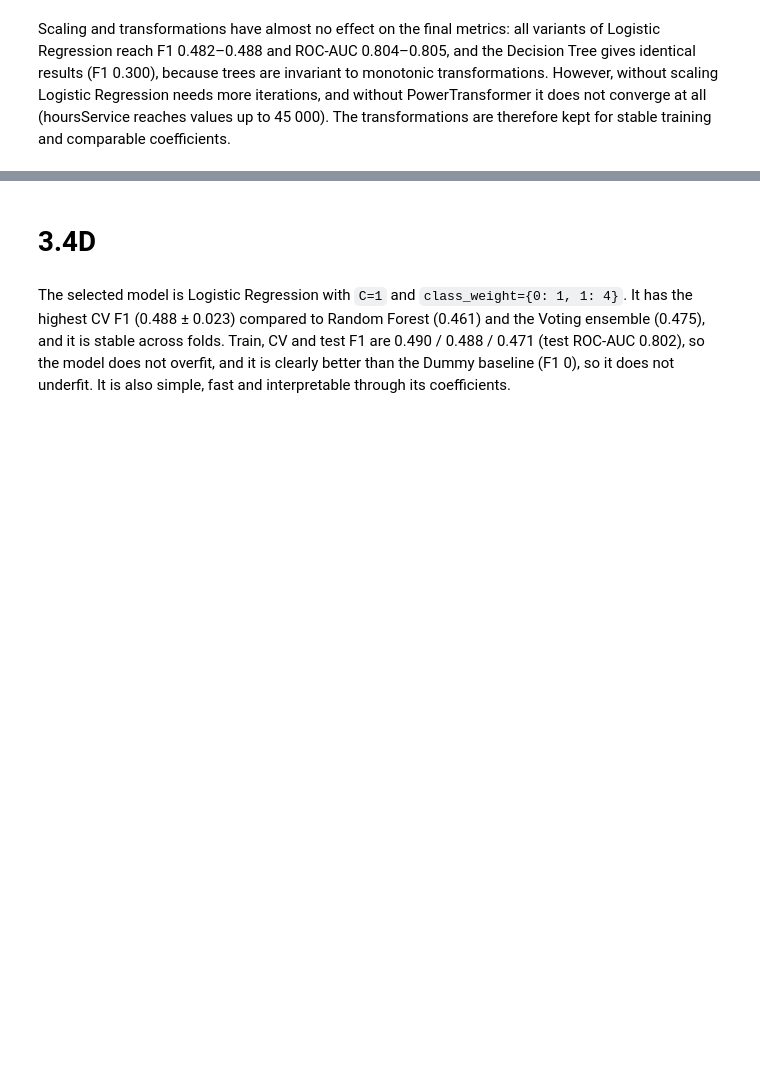
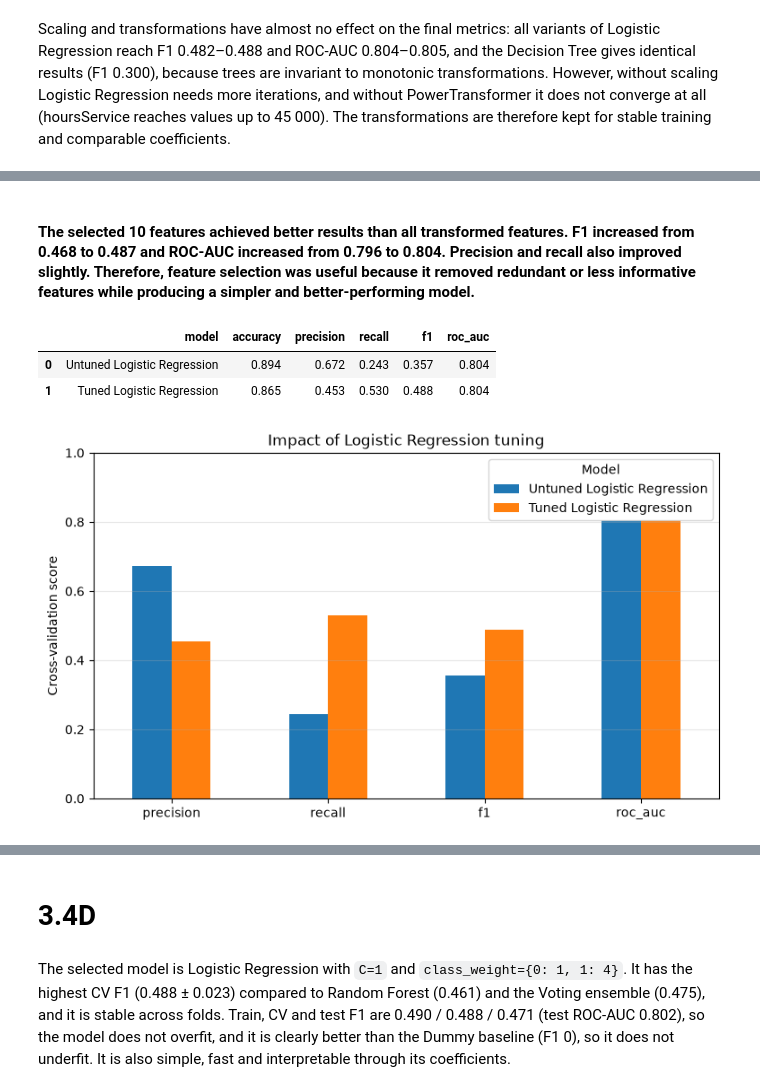
Before and after one commit to NovAndrii/IAU_project, a Jupyter notebook: Faza3_Kardash_Novitskyi.ipynb, the cells around one changed output, grey strips where cells are left out. Drawn from its saved outputs; the diff is of its cells as text; code cells hidden in the pictures; blank space fills up the shorter version.

```diff
--- a/Faza3_Kardash_Novitskyi.ipynb
+++ b/Faza3_Kardash_Novitskyi.ipynb
@@ -1766,0 +1814,63 @@ Scaling and transformations have almost no effect on the final metrics: all vari
+# %% [markdown]
+#### The selected 10 features achieved better results than all transformed features. F1 increased from 0.468 to 0.487 and ROC-AUC increased from 0.796 to 0.804. Precision and recall also improved slightly. Therefore, feature selection was useful because it removed redundant or less informative features while producing a simpler and better-performing model.
+# %%
+logistic_variants = {
+    "Untuned Logistic Regression": LogisticRegression(
+        max_iter=2000,
+        random_state=42
+    ),
+    "Tuned Logistic Regression": LogisticRegression(
+        C=1,
+        class_weight={0: 1, 1: 4},
+        max_iter=2000,
+        random_state=42
+    )
+}
+
+tuning_impact_results = []
+
+for model_name, model in logistic_variants.items():
+    scores = cross_validate(
+        model,
+        X_train,
+        y_train,
+        cv=cv,
+        scoring=["accuracy", "precision", "recall", "f1", "roc_auc"],
+        n_jobs=-1
+    )
+
+    tuning_impact_results.append({
+        "model": model_name,
+        "accuracy": scores["test_accuracy"].mean(),
+        "precision": scores["test_precision"].mean(),
+        "recall": scores["test_recall"].mean(),
+        "f1": scores["test_f1"].mean(),
+        "roc_auc": scores["test_roc_auc"].mean()
+    })
+
+tuning_impact_comparison = pd.DataFrame(
+    tuning_impact_results
+)
+
+display(tuning_impact_comparison.round(3))
+# %% [output]
+|  | model | accuracy | precision | recall | f1 | roc_auc |
+| 0 | Untuned Logistic Regression | 0.894 | 0.672 | 0.243 | 0.357 | 0.804 |
+| 1 | Tuned Logistic Regression | 0.865 | 0.453 | 0.530 | 0.488 | 0.804 |
+# %%
+tuning_impact_comparison.set_index("model")[
+    ["precision", "recall", "f1", "roc_auc"]
+].T.plot(
+    kind="bar",
+    figsize=(9, 5),
+    ylim=(0, 1)
+)
+
+plt.title("Impact of Logistic Regression tuning")
+plt.ylabel("Cross-validation score")
+plt.xticks(rotation=0)
+plt.grid(axis="y", alpha=0.3)
+plt.legend(title="Model")
+plt.show()
+# %% [output]
+[figure, added]
```
Also changed, not shown: parts of 18 cells of this notebook, 2 other files.
